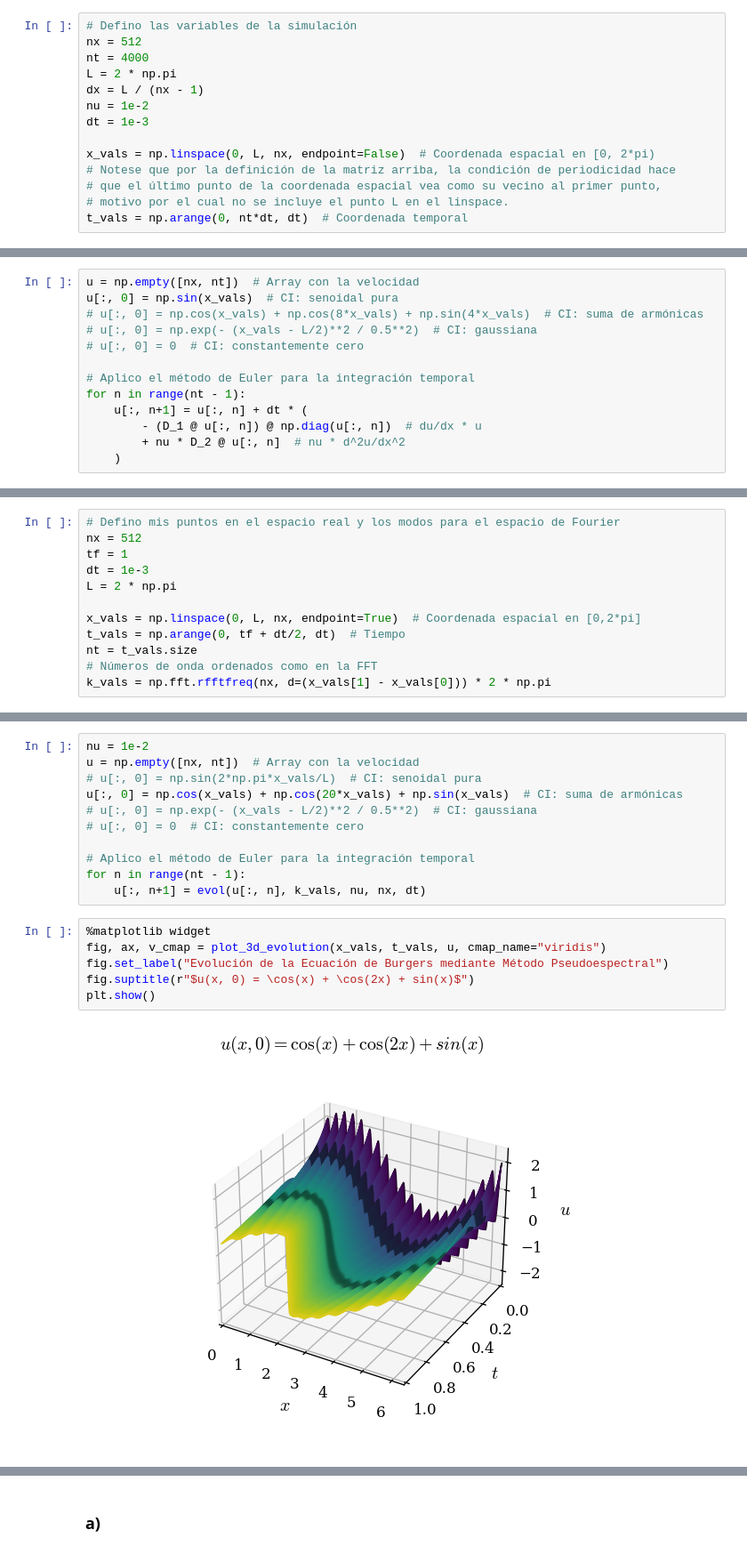
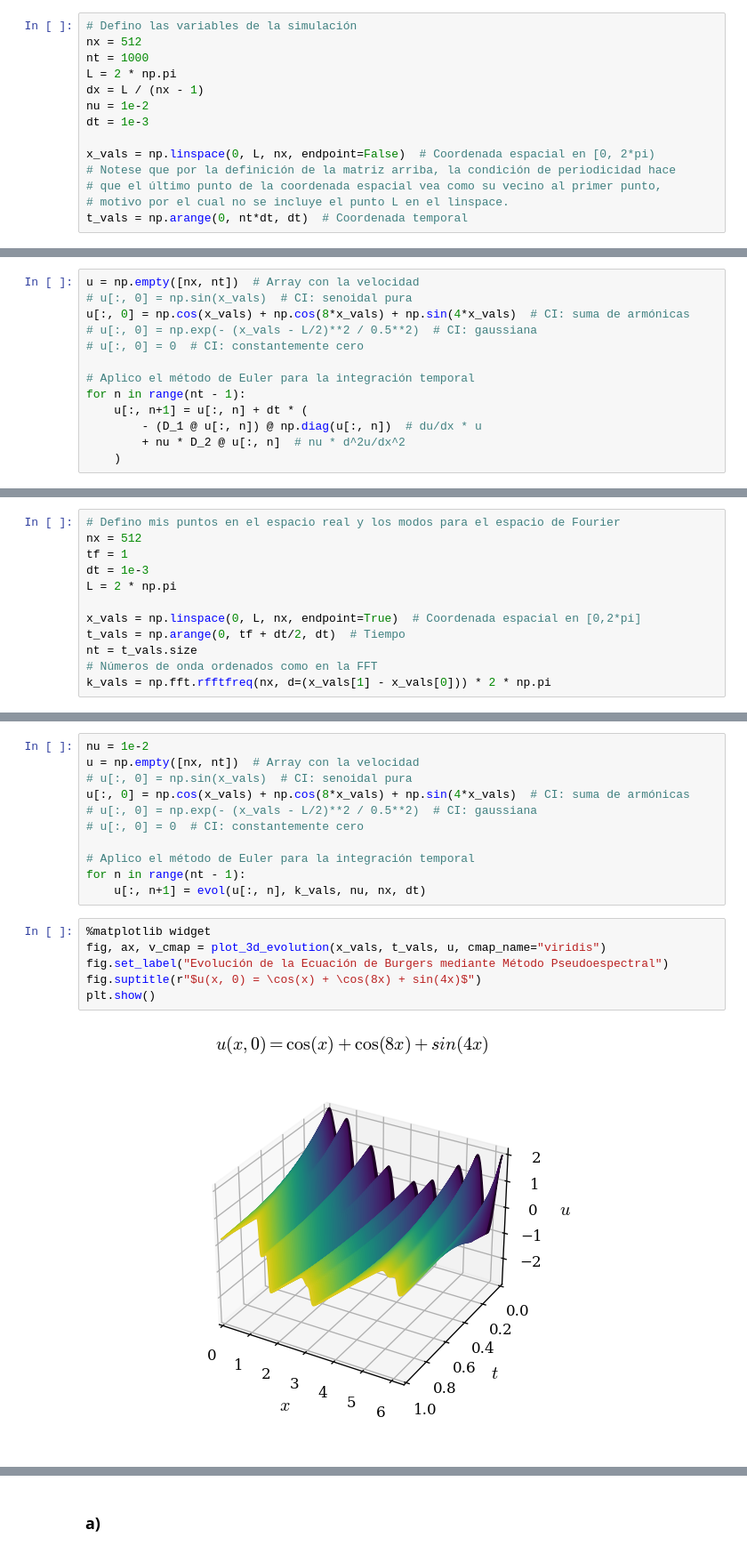
Before and after one commit to agustinbrusco/Sistemas_Complejos, a Jupyter notebook: guias/Guia2.ipynb, the cells around one changed output, grey strips where cells are left out. Shown at 89% size. Saved outputs shown, nothing was run; the diff lists cells and outputs as text.

```diff
--- a/guias/Guia2.ipynb
+++ b/guias/Guia2.ipynb
@@ -215,7 +215,7 @@ dónde $\mathbb{U}^n$ es la matriz diagonal tal que $\mathbb{U}^n_{ii} = u^n_i$.
 # %%
 # Defino las variables de la simulación
 nx = 512
-nt = 4000
+nt = 1000
 L = 2 * np.pi
 dx = L / (nx - 1)
 nu = 1e-2
@@ -239,8 +239,8 @@ En esta siguiente linea se definen el array de velocidades $u$ y se pueden aplic
 distintas condiciones iniciales descomentando la que se desee utilizar.
 # %%
 u = np.empty([nx, nt])  # Array con la velocidad
-u[:, 0] = np.sin(x_vals)  # CI: senoidal pura
-# u[:, 0] = np.cos(x_vals) + np.cos(8*x_vals) + np.sin(4*x_vals)  # CI: suma de armónicas
+# u[:, 0] = np.sin(x_vals)  # CI: senoidal pura
+u[:, 0] = np.cos(x_vals) + np.cos(8*x_vals) + np.sin(4*x_vals)  # CI: suma de armónicas
 # u[:, 0] = np.exp(- (x_vals - L/2)**2 / 0.5**2)  # CI: gaussiana
 # u[:, 0] = 0  # CI: constantemente cero
 
@@ -356,8 +358,8 @@ k_vals = np.fft.rfftfreq(nx, d=(x_vals[1] - x_vals[0])) * 2 * np.pi
 # %%
 nu = 1e-2
 u = np.empty([nx, nt])  # Array con la velocidad
-# u[:, 0] = np.sin(2*np.pi*x_vals/L)  # CI: senoidal pura
-u[:, 0] = np.cos(x_vals) + np.cos(20*x_vals) + np.sin(x_vals)  # CI: suma de armónicas
+# u[:, 0] = np.sin(x_vals)  # CI: senoidal pura
+u[:, 0] = np.cos(x_vals) + np.cos(8*x_vals) + np.sin(4*x_vals)  # CI: suma de armónicas
 # u[:, 0] = np.exp(- (x_vals - L/2)**2 / 0.5**2)  # CI: gaussiana
 # u[:, 0] = 0  # CI: constantemente cero
 
@@ -367,8 +369,8 @@ for n in range(nt - 1):
 # %%
 %matplotlib widget
 fig, ax, v_cmap = plot_3d_evolution(x_vals, t_vals, u, cmap_name="viridis")
 fig.set_label("Evolución de la Ecuación de Burgers mediante Método Pseudoespectral")
-fig.suptitle(r"$u(x, 0) = \cos(x) + \cos(2x) + sin(x)$")
+fig.suptitle(r"$u(x, 0) = \cos(x) + \cos(8x) + sin(4x)$")
 plt.show()
 # %% [output]
-[figure, old version]
+[figure, new version]
```
Also changed, not shown: parts of 12 cells of this notebook.
